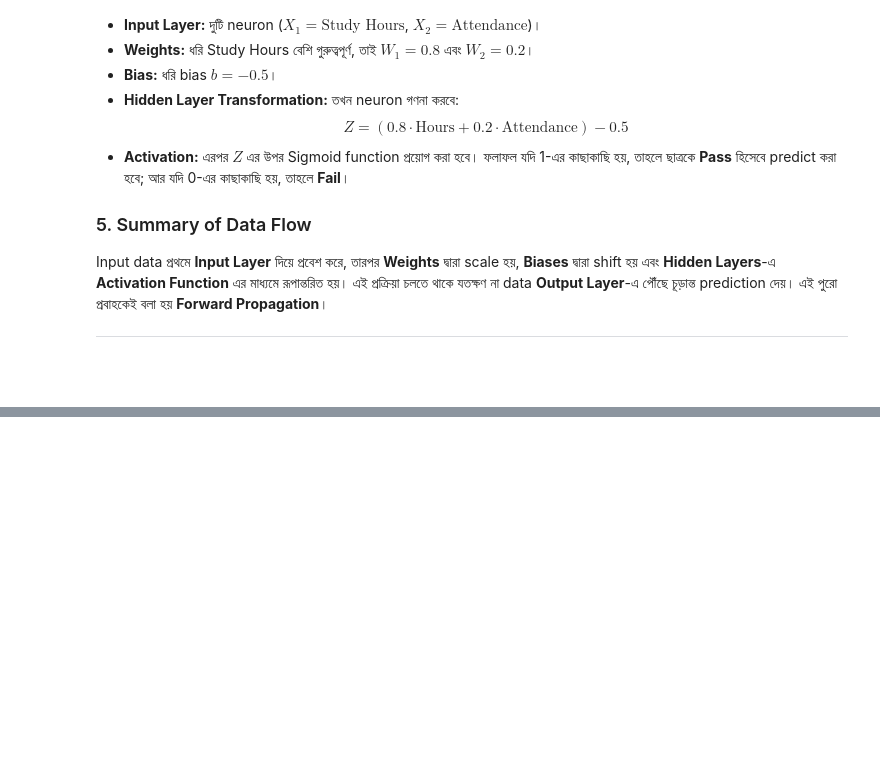
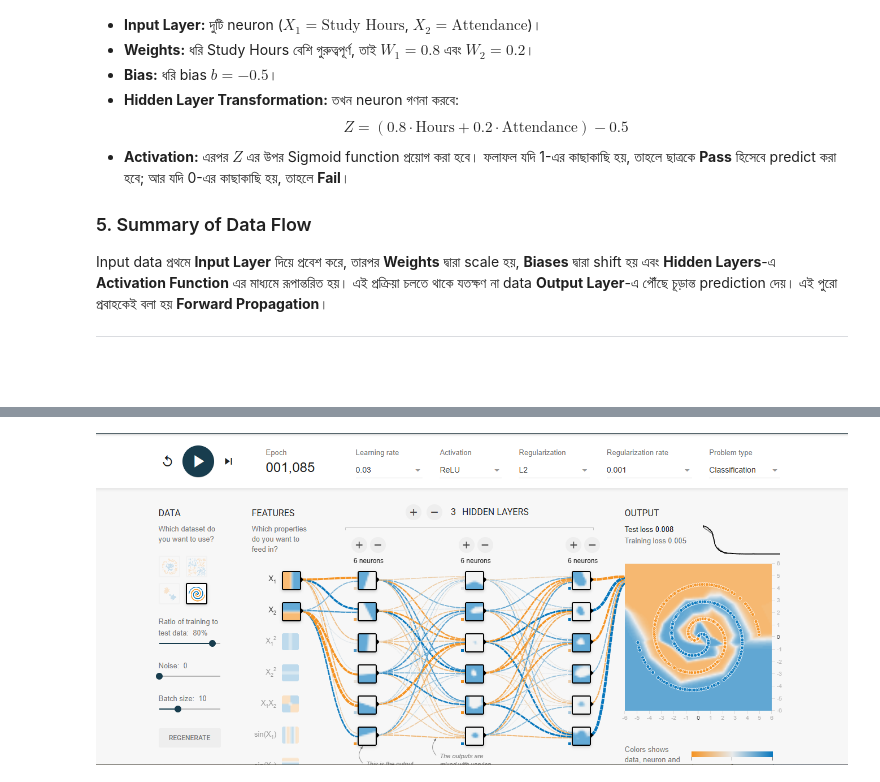
Before and after one commit to DhimanTarafdar/multy-layer-perceptron, a Jupyter notebook: final_weakly_summery_ANN.ipynb, the cells around one changed output, grey strips where cells are left out. Cells and saved outputs as stored; diff of their text form; code cells hidden in the pictures; blank space fills up the shorter version.

```diff
--- a/final_weakly_summery_ANN.ipynb
+++ b/final_weakly_summery_ANN.ipynb
@@ -286,0 +299,7 @@ Input data প্রথমে **Input Layer** দিয়ে প্রবেশ
+# %%
+from IPython.display import Image, display
+
+# Image display
+display(Image("/content/Screenshot 2026-02-17 195925.png", width=1200))
+# %% [output]
+[figure, added]
```
Also changed, not shown: parts of 2 cells of this notebook.
